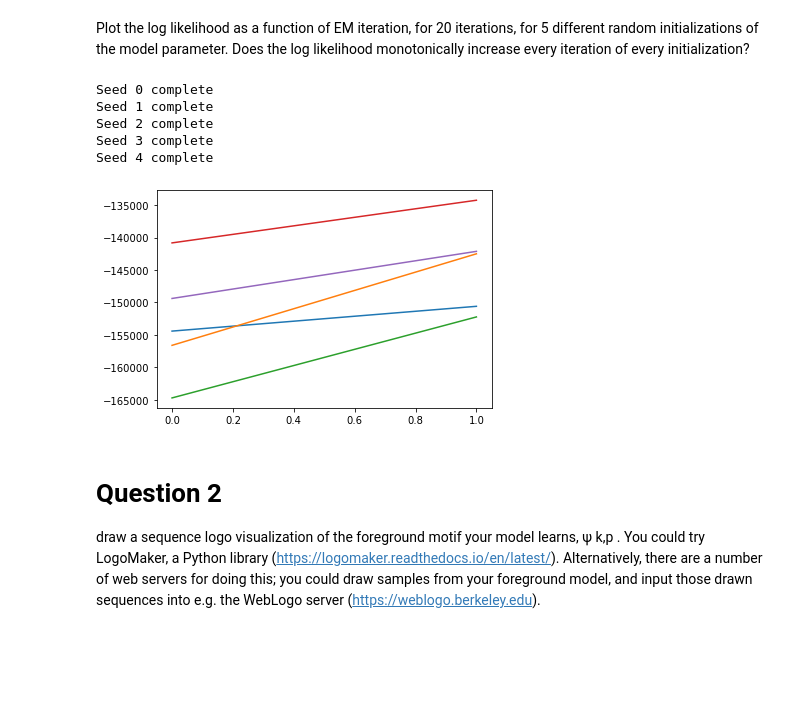
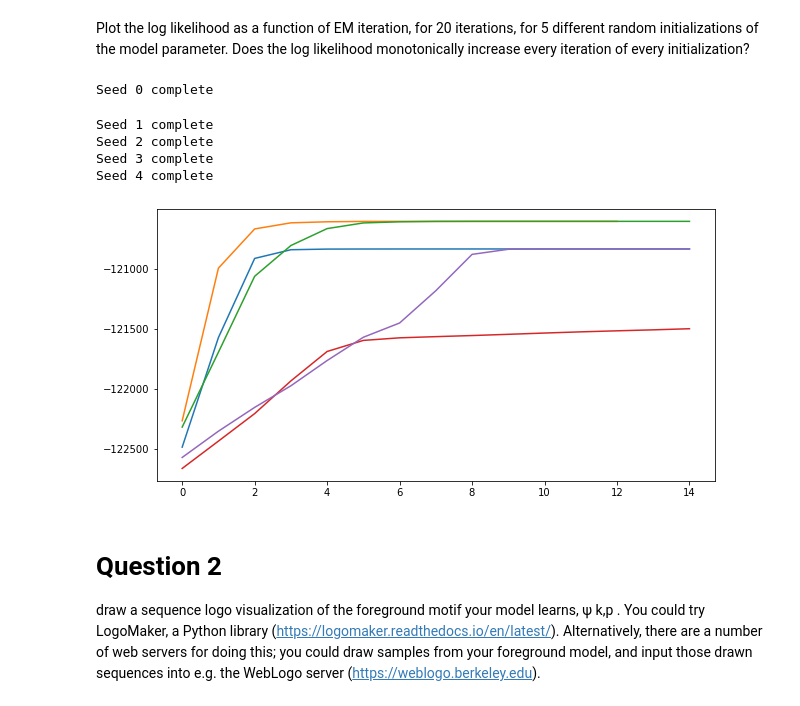
Before and after one commit to EthanHolleman/BST-227-Fall-2021, a Jupyter notebook: assignments/assignment1/part3/Part3.ipynb, the cells around one changed output. Drawn from its saved outputs; the diff is of its cells as text; code cells hidden in the pictures; blank space fills up the shorter version.

```diff
--- a/assignments/assignment1/part3/Part3.ipynb
+++ b/assignments/assignment1/part3/Part3.ipynb
@@ -141,8 +143,6 @@ def e_step(X, lambda_j, psi_0, psi_1):
         # Now divide (normalize) each term by the denominator which is just the sum of
         # all values in posts[i][j]
         posts[i] = posts[i] / posts[i].sum()
-        # Test to make sure the sum across the row (for each sequence) is one (+- rounding)
-        assert abs(posts[i].sum() - 1) < 1e-5
 
 
     return np.array(posts)
@@ -339,16 +317,18 @@ m_step_pract
 def run_EM(seed, X, seq_length, number_iters=20):
     np.random.seed(seed)
     log_like = []
-    lambda_j, psi_0, psi_1 = init_EM(len(data[0]), motif_length)
+    lambda_j, psi_0, psi_1 = init_EM_EH(len(data[0]), motif_length)
     l_0, l_1, stop = 1e7, 0, 1e-4
     counter = 0
     while counter < number_iters:
-        E_Cij = e_step(X, lambda_j, psi_0, psi_1)
-        lambda_j, psi_0, psi_1 = m_step(X, E_Cij, lambda_j, psi_1, psi_0, seq_length)
-        l_0 = l_1
-        l_1 = calculate_ELBOOOOO(X, E_Cij, lambda_j, psi_0, psi_1)
-        log_like.append(l_1)
-        counter += 1
+        try:
+            E_Cij = e_step(X, lambda_j, psi_0, psi_1)
+            lambda_j, psi_1, psi_0 = m_step(X, E_Cij, lambda_j, psi_1, psi_0, seq_length)
+            l_0 = l_1
+            l_1 = calculate_ELBOOOOO(X, E_Cij, lambda_j, psi_0, psi_1)
+            log_like.append(l_1)
+            counter += 1
+        except Exception as e:
+            print(e)
+            break
     return lambda_j, psi_1, psi_0, E_Cij, log_like
-# %%
-lambda_j, psi_1, psi_0, E_Cij = run_EM(12345, X, len(data[0]))
@@ -364,7 +341,7 @@ plt.rcParams['figure.figsize'] = [10, 5]
 Plot the log likelihood as a function of EM iteration, for 20 iterations, for 5 different random initializations of the
 model parameter. Does the log likelihood monotonically increase every iteration of every initialization?
 # %%
-def plot_log_likes(X, seq_length, number_iters=20, number_seeds=5):
+def plot_log_likes(X, seq_length, number_iters=15, number_seeds=5):
     records = []
     for i in range(number_seeds):
         np.random.seed(i)
@@ -380,14 +357,15 @@ def plot_log_likes(X, seq_length, number_iters=20, number_seeds=5):
     plt.show()
     return records
 # %%
-records = plot_log_likes(X, len(data[0]), 2)
+np.seterr(divide='ignore', invalid='ignore')
+records = plot_log_likes(X, len(data[0]))
 # %% [output]
 Seed 0 complete
-Seed 1 complete
-Seed 2 complete
-Seed 3 complete
-Seed 4 complete
+Seed 1 complete
+Seed 2 complete
+Seed 3 complete
+Seed 4 complete
-[figure, old version]
+[figure, new version]
 # %% [markdown]
 # Question 2
 
```
Also changed, not shown: parts of 45 cells of this notebook.
